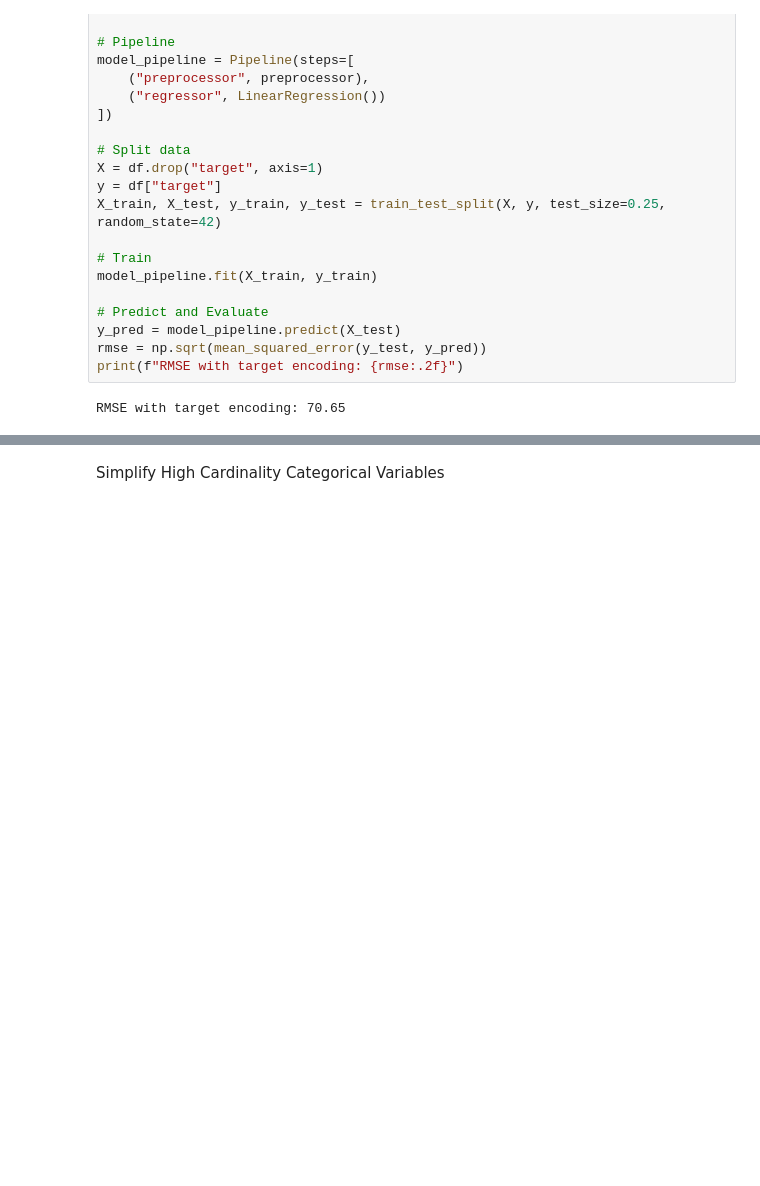
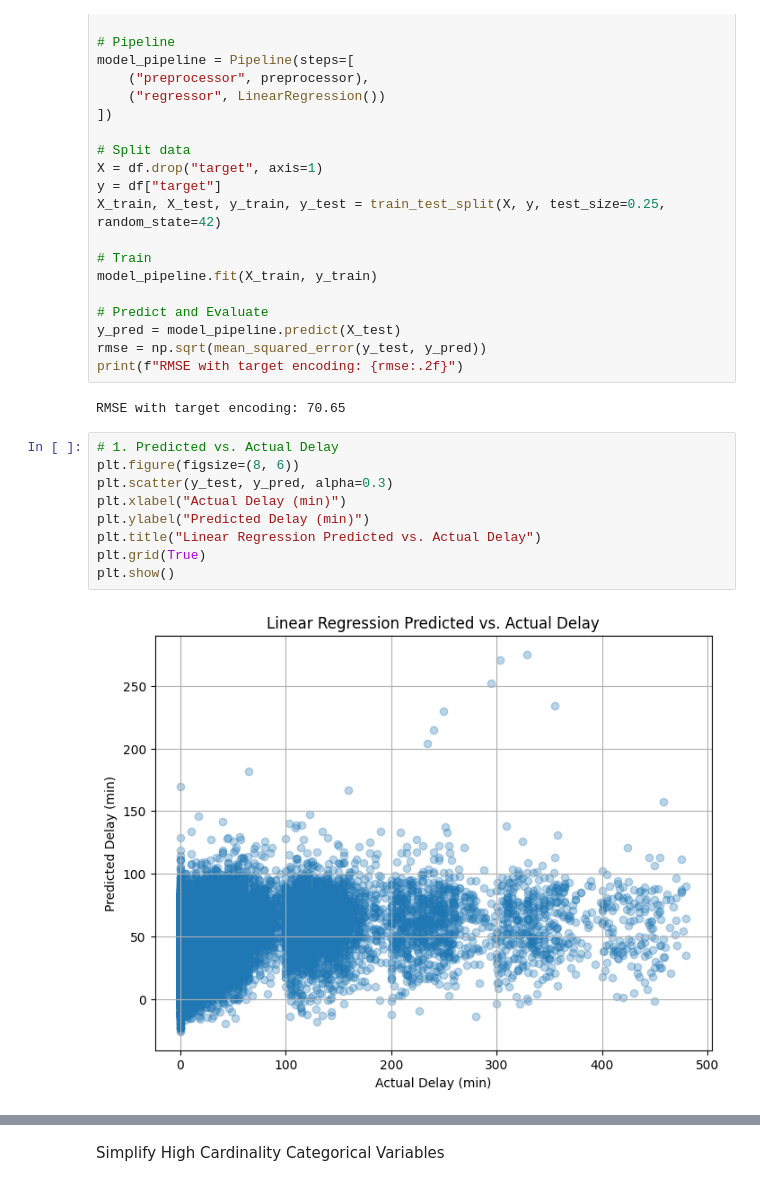
Before and after one commit to nsabri/flight-delay-project, a Jupyter notebook: fdp_linreg29_3.ipynb, the cells around one changed output, grey strips where cells are left out. Cells and saved outputs as stored; diff of their text form; blank space fills up the shorter version.

Commit message:
Refactor: Updated notebook with additional model evaluation plots

```diff
--- a/fdp_linreg29_3.ipynb
+++ b/fdp_linreg29_3.ipynb
@@ -414,3 +414,14 @@ rmse = np.sqrt(mean_squared_error(y_test, y_pred))
 print(f"RMSE with target encoding: {rmse:.2f}")
 # %% [output]
 RMSE with target encoding: 70.65
+# %%
+# 1. Predicted vs. Actual Delay
+plt.figure(figsize=(8, 6))
+plt.scatter(y_test, y_pred, alpha=0.3)
+plt.xlabel("Actual Delay (min)")
+plt.ylabel("Predicted Delay (min)")
+plt.title("Linear Regression Predicted vs. Actual Delay")
+plt.grid(True)
+plt.show()
+# %% [output]
+[figure, added]
```
Also changed, not shown: parts of 1 cell of this notebook.
